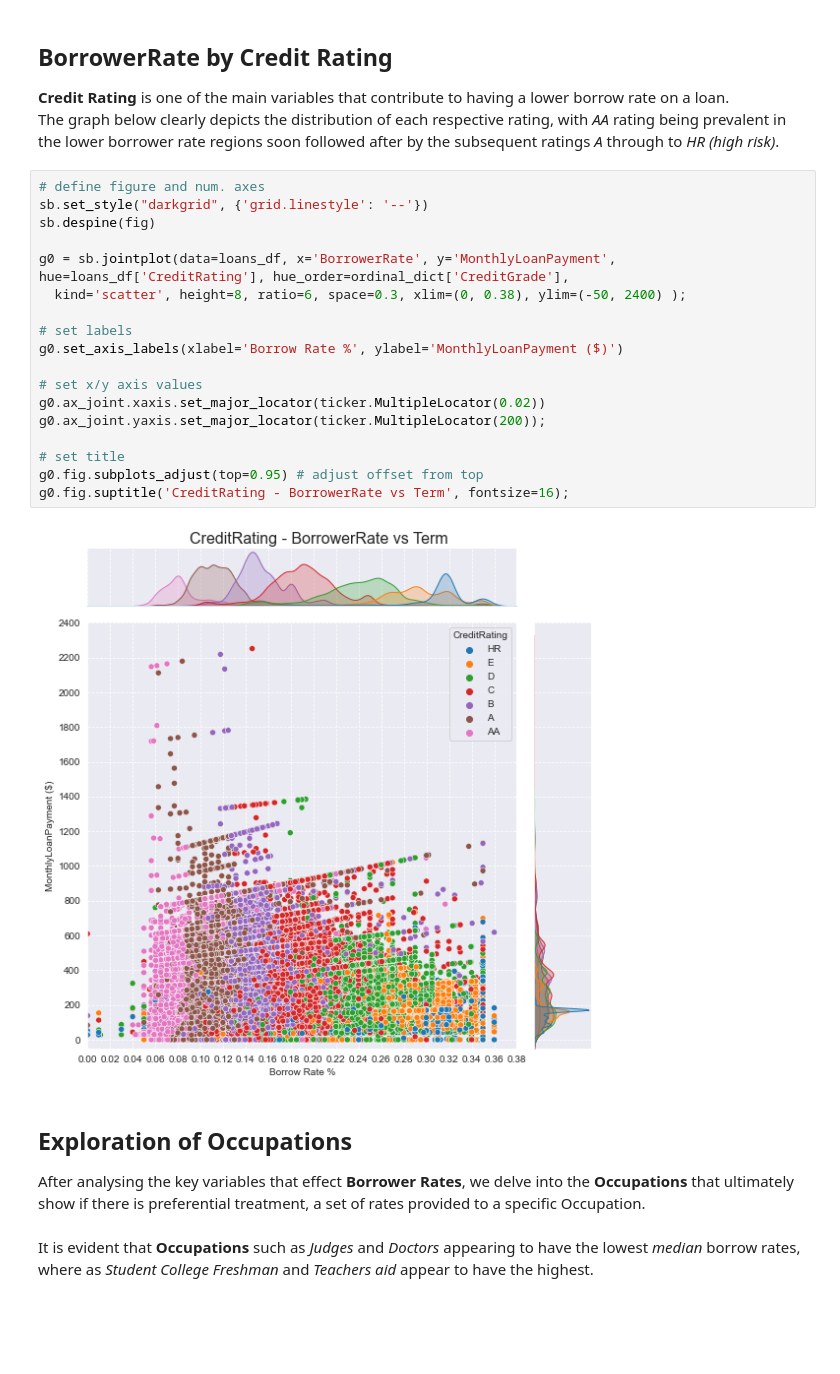
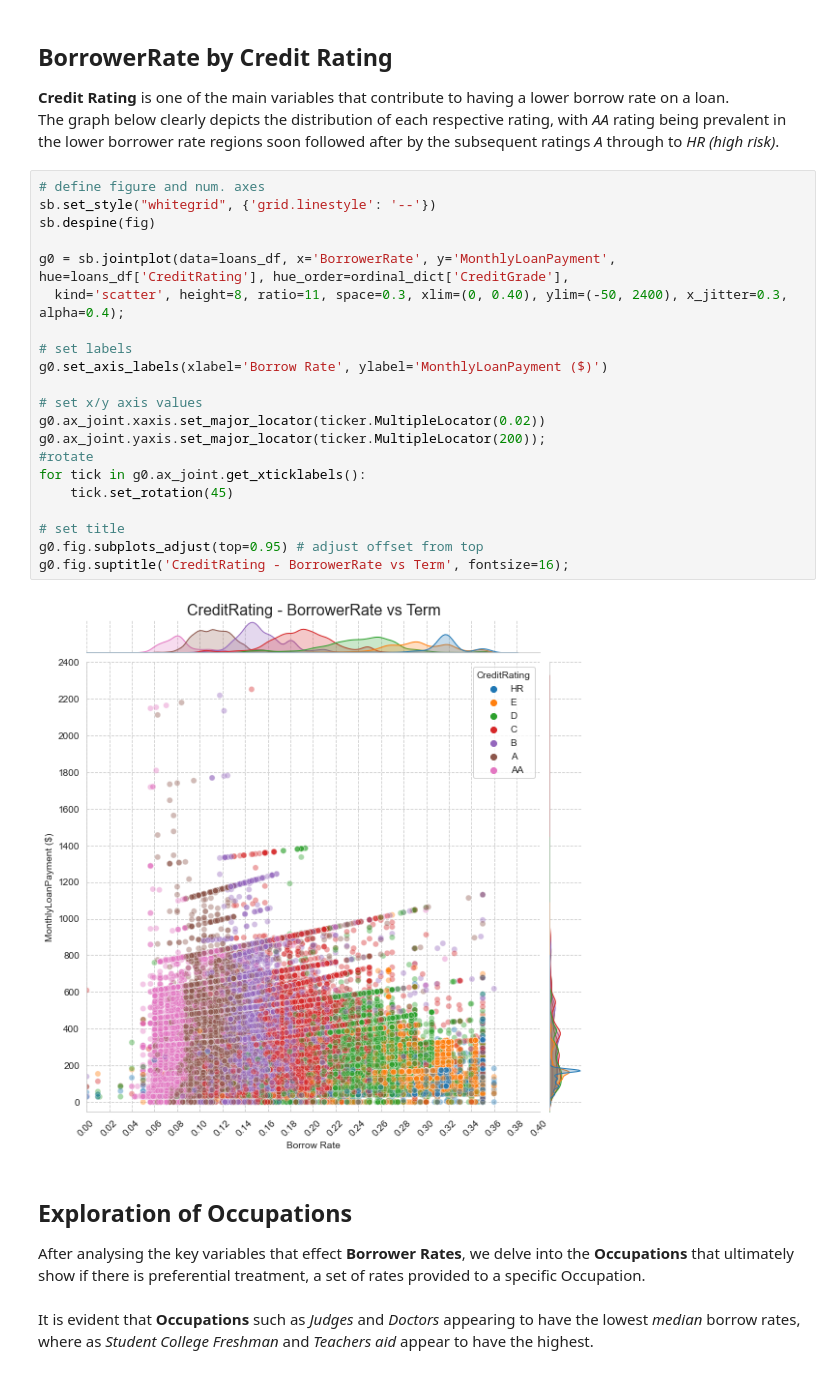
Before and after one commit to JCalaunan/PRJ_Python-Data-Visual, a Jupyter notebook: Loans Part 2.ipynb, the cells around one changed output. Saved outputs shown, nothing was run; the diff lists cells and outputs as text; blank space fills up the shorter version.

```diff
--- a/Loans Part 2.ipynb
+++ b/Loans Part 2.ipynb
@@ -303,24 +325,27 @@ plt.suptitle('Income Range vs BorrowerRate', fontsize=20);
 The graph below clearly depicts the distribution of each respective rating, with *AA* rating being prevalent in the lower borrower rate regions soon followed after by the subsequent ratings *A* through to *HR (high risk)*.
 # %%
 # define figure and num. axes
-sb.set_style("darkgrid", {'grid.linestyle': '--'})
+sb.set_style("whitegrid", {'grid.linestyle': '--'})
 sb.despine(fig)
 
 g0 = sb.jointplot(data=loans_df, x='BorrowerRate', y='MonthlyLoanPayment', hue=loans_df['CreditRating'], hue_order=ordinal_dict['CreditGrade'],
-  kind='scatter', height=8, ratio=6, space=0.3, xlim=(0, 0.38), ylim=(-50, 2400) );
+  kind='scatter', height=8, ratio=11, space=0.3, xlim=(0, 0.40), ylim=(-50, 2400), x_jitter=0.3, alpha=0.4);
 
 # set labels
-g0.set_axis_labels(xlabel='Borrow Rate %', ylabel='MonthlyLoanPayment ($)')
+g0.set_axis_labels(xlabel='Borrow Rate', ylabel='MonthlyLoanPayment ($)')
 
 # set x/y axis values
 g0.ax_joint.xaxis.set_major_locator(ticker.MultipleLocator(0.02))
 g0.ax_joint.yaxis.set_major_locator(ticker.MultipleLocator(200));
+#rotate
+for tick in g0.ax_joint.get_xticklabels():
+    tick.set_rotation(45)
 
 # set title
 g0.fig.subplots_adjust(top=0.95) # adjust offset from top
 g0.fig.suptitle('CreditRating - BorrowerRate vs Term', fontsize=16);
 # %% [output]
-[figure, old version]
+[figure, new version]
 # %% [markdown]
 ## Exploration of Occupations
 
```
Also changed, not shown: parts of 8 cells of this notebook, 2 other files.
